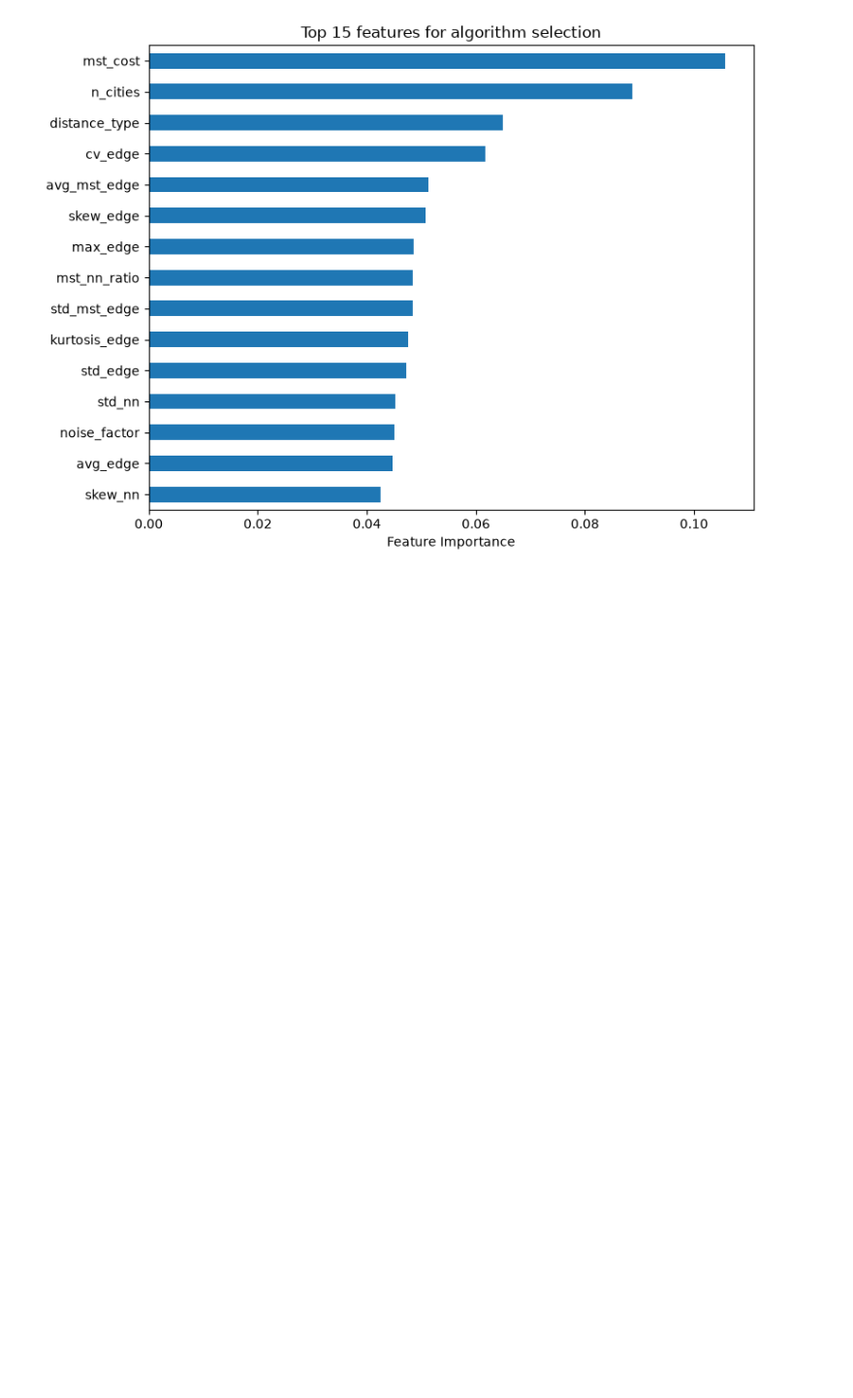
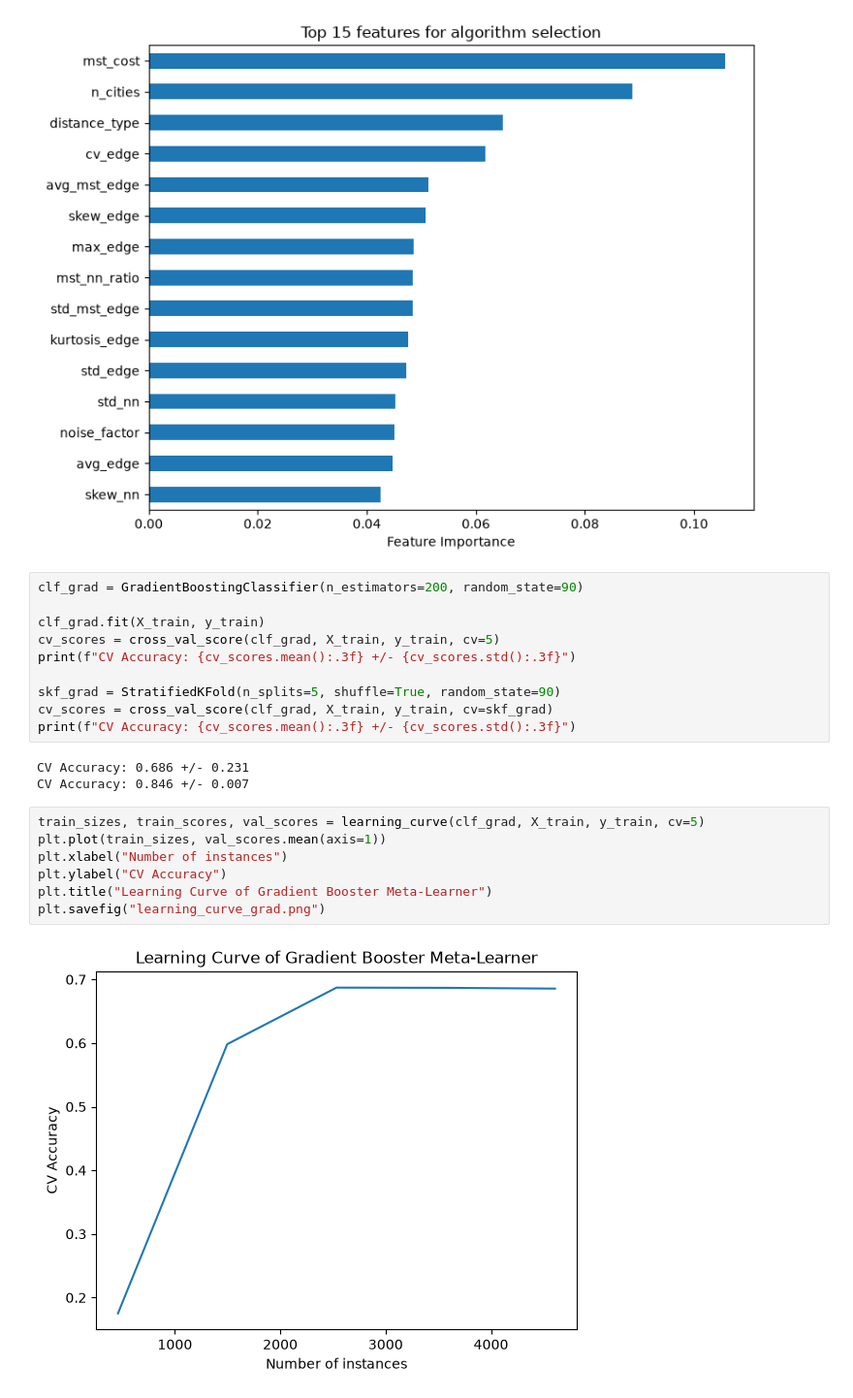
Before and after one commit to shawngp/TSP-Meta-Learning-ML-Model, a Jupyter notebook: tsp_gen.ipynb, the cells around one changed output. Shown at 97% size. Drawn from its saved outputs; the diff is of its cells as text; blank space fills up the shorter version.

```diff
--- a/tsp_gen.ipynb
+++ b/tsp_gen.ipynb
@@ -1050,3 +1122,25 @@ plt.savefig("feature_importance.png")
 plt.show()
 # %% [output]
 [figure]
+# %%
+clf_grad = GradientBoostingClassifier(n_estimators=200, random_state=90)
+
+clf_grad.fit(X_train, y_train)
+cv_scores = cross_val_score(clf_grad, X_train, y_train, cv=5)
+print(f"CV Accuracy: {cv_scores.mean():.3f} +/- {cv_scores.std():.3f}")
+
+skf_grad = StratifiedKFold(n_splits=5, shuffle=True, random_state=90)
+cv_scores = cross_val_score(clf_grad, X_train, y_train, cv=skf_grad)
+print(f"CV Accuracy: {cv_scores.mean():.3f} +/- {cv_scores.std():.3f}")
+# %% [output]
+CV Accuracy: 0.686 +/- 0.231
+CV Accuracy: 0.846 +/- 0.007
+# %%
+train_sizes, train_scores, val_scores = learning_curve(clf_grad, X_train, y_train, cv=5)
+plt.plot(train_sizes, val_scores.mean(axis=1))
+plt.xlabel("Number of instances")
+plt.ylabel("CV Accuracy")
+plt.title("Learning Curve of Gradient Booster Meta-Learner")
+plt.savefig("learning_curve_grad.png")
+# %% [output]
+[figure, added]
```
Also changed, not shown: parts of 34 cells of this notebook, 4 other files.
